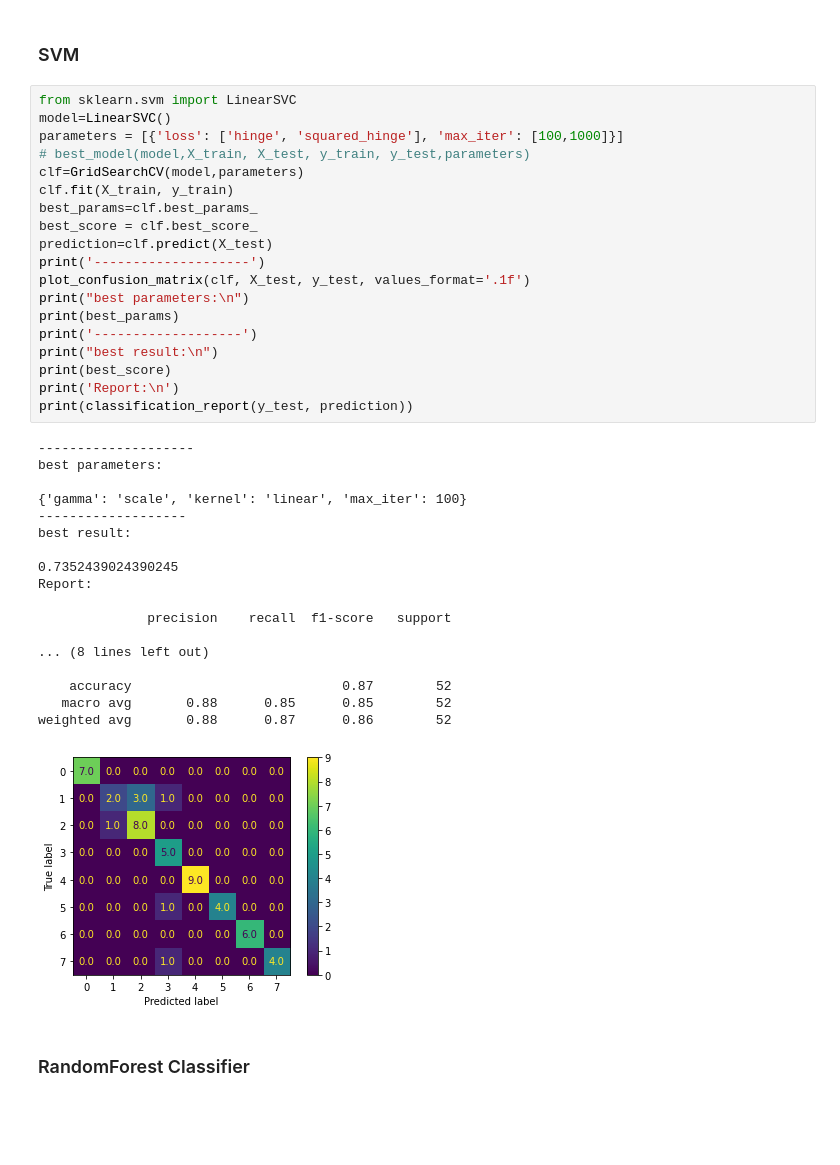
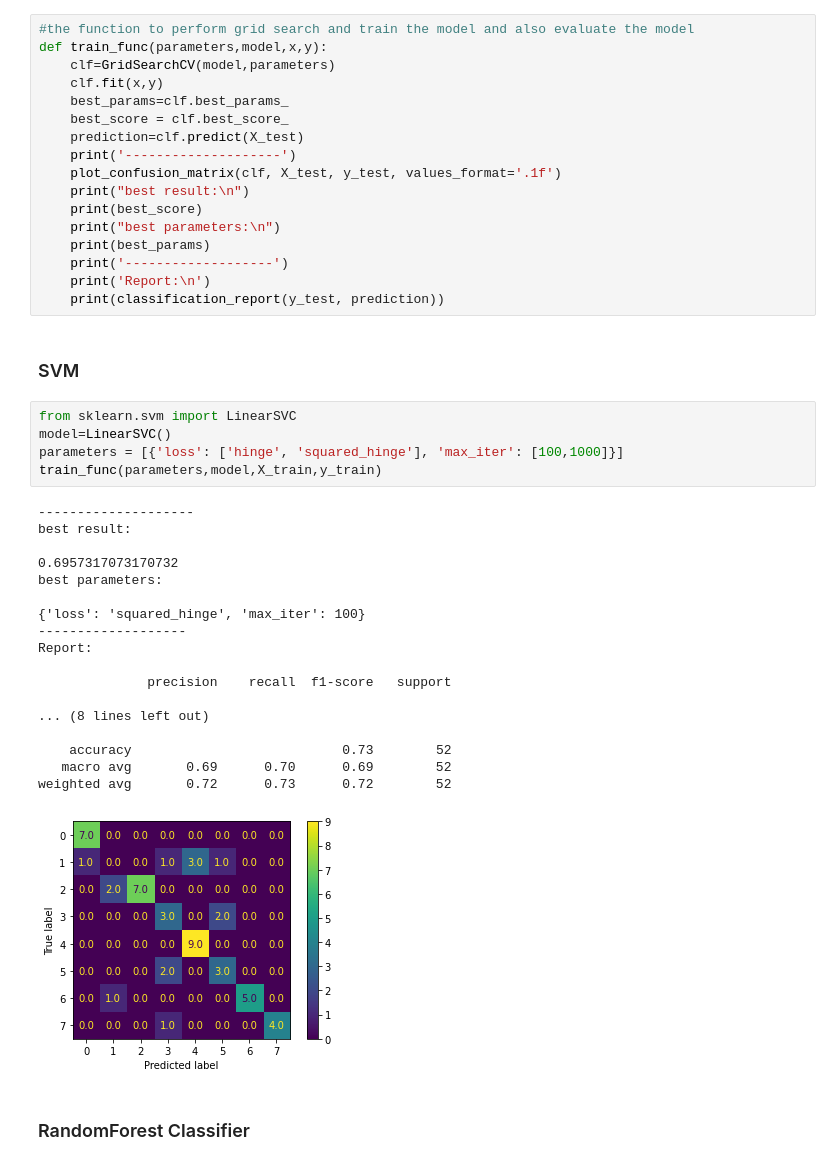
Before and after one commit to DrDoof14/Math4Ml, a Jupyter notebook: thesina.ipynb, the cells around one changed output. Cells and saved outputs as stored; diff of their text form; blank space fills up the shorter version.

```diff
--- a/thesina.ipynb
+++ b/thesina.ipynb
@@ -342,45 +342,48 @@ All the models have been tested both with and without PCA.
 <h3> Code for training the model with outlier removal, standardization, oversampling, no PCA</h3>
 # %%
 X_train, X_test, y_train, y_test = train_test_split(X_ros, y_ros, test_size=0.20, random_state=0)
+# %%
+#the function to perform grid search and train the model and also evaluate the model
+def train_func(parameters,model,x,y):
+    clf=GridSearchCV(model,parameters)
+    clf.fit(x,y)
+    best_params=clf.best_params_
+    best_score = clf.best_score_
+    prediction=clf.predict(X_test)
+    print('--------------------')
+    plot_confusion_matrix(clf, X_test, y_test, values_format='.1f')
+    print("best result:\n")
+    print(best_score)
+    print("best parameters:\n")
+    print(best_params)
+    print('-------------------')
+    print('Report:\n')
+    print(classification_report(y_test, prediction))
 # %% [markdown]
 <h3>SVM</h3>
-# %%
-from sklearn.svm import LinearSVC
-model=LinearSVC()
-parameters = [{'loss': ['hinge', 'squared_hinge'], 'max_iter': [100,1000]}]
-# best_model(model,X_train, X_test, y_train, y_test,parameters)
-clf=GridSearchCV(model,parameters)
-clf.fit(X_train, y_train)
-best_params=clf.best_params_
-best_score = clf.best_score_
-prediction=clf.predict(X_test)
-print('--------------------')
-plot_confusion_matrix(clf, X_test, y_test, values_format='.1f')
-print("best parameters:\n")
-print(best_params)
-print('-------------------')
-print("best result:\n")
-print(best_score)
-print('Report:\n')
-print(classification_report(y_test, prediction))
-# %% [output]
---------------------
-best parameters:
-
-{'gamma': 'scale', 'kernel': 'linear', 'max_iter': 100}
--------------------
-best result:
-
-0.7352439024390245
-Report:
-
-              precision    recall  f1-score   support
-
-... (8 lines left out)
-
-    accuracy                           0.87        52
-   macro avg       0.88      0.85      0.85        52
-weighted avg       0.88      0.87      0.86        52
-[figure, removed]
+# %%
+from sklearn.svm import LinearSVC
+model=LinearSVC()
+parameters = [{'loss': ['hinge', 'squared_hinge'], 'max_iter': [100,1000]}]
+train_func(parameters,model,X_train,y_train)
+# %% [output]
+--------------------
+best result:
+
+0.6957317073170732
+best parameters:
+
+{'loss': 'squared_hinge', 'max_iter': 100}
+-------------------
+Report:
+
+              precision    recall  f1-score   support
+
+... (8 lines left out)
+
+    accuracy                           0.73        52
+   macro avg       0.69      0.70      0.69        52
+weighted avg       0.72      0.73      0.72        52
+[figure, added]
 # %% [markdown]
 <H3>RandomForest Classifier</H3>
```
Also changed, not shown: parts of 11 cells of this notebook, 2 other files.
